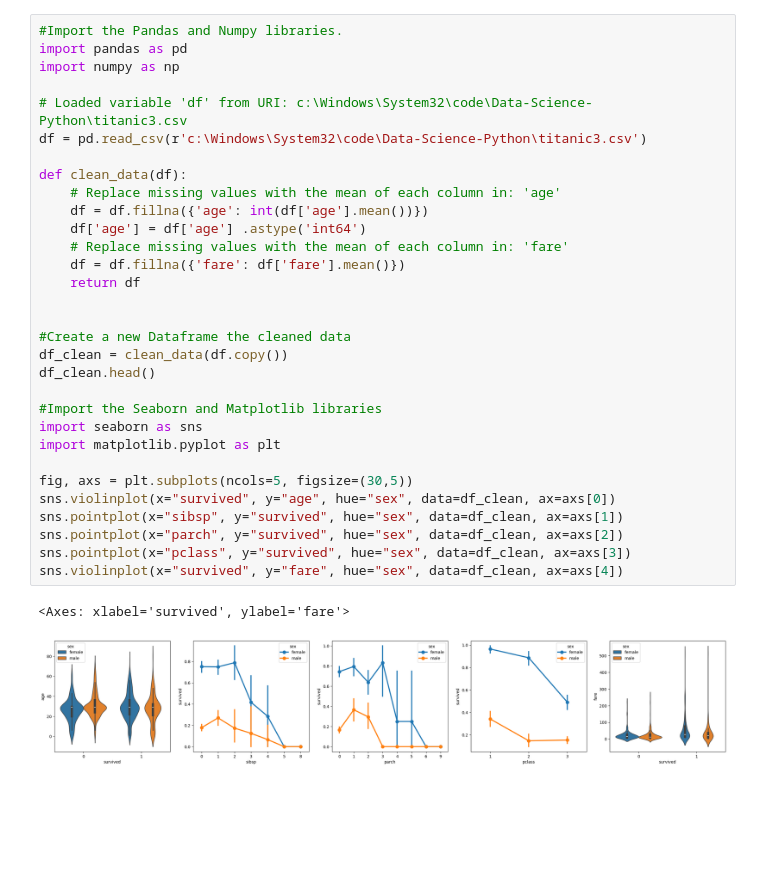
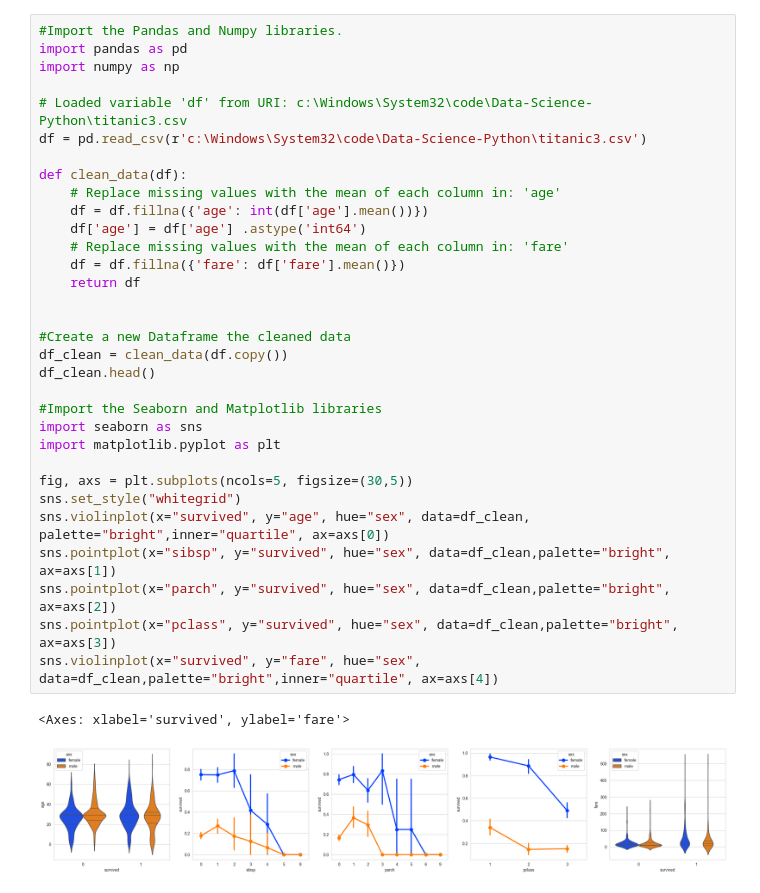
Before and after one commit to DrKiloDeltaPapa/Data-Science-Python, a Jupyter notebook: hello.ipynb, the cells around one changed output. Saved outputs shown, nothing was run; the diff lists cells and outputs as text; blank space fills up the shorter version.

```diff
--- a/hello.ipynb
+++ b/hello.ipynb
@@ -1,34 +1,35 @@
 # %%
 #Import the Pandas and Numpy libraries.
 import pandas as pd
 import numpy as np
 
 # Loaded variable 'df' from URI: c:\Windows\System32\code\Data-Science-Python\titanic3.csv
 df = pd.read_csv(r'c:\Windows\System32\code\Data-Science-Python\titanic3.csv')
 
 def clean_data(df):
     # Replace missing values with the mean of each column in: 'age'
     df = df.fillna({'age': int(df['age'].mean())})
     df['age'] = df['age'] .astype('int64')
     # Replace missing values with the mean of each column in: 'fare'
     df = df.fillna({'fare': df['fare'].mean()})
     return df
 
 
 #Create a new Dataframe the cleaned data
 df_clean = clean_data(df.copy())
 df_clean.head()
 
 #Import the Seaborn and Matplotlib libraries
 import seaborn as sns
 import matplotlib.pyplot as plt
 
 fig, axs = plt.subplots(ncols=5, figsize=(30,5))
-sns.violinplot(x="survived", y="age", hue="sex", data=df_clean, ax=axs[0])
-sns.pointplot(x="sibsp", y="survived", hue="sex", data=df_clean, ax=axs[1])
-sns.pointplot(x="parch", y="survived", hue="sex", data=df_clean, ax=axs[2])
-sns.pointplot(x="pclass", y="survived", hue="sex", data=df_clean, ax=axs[3])
-sns.violinplot(x="survived", y="fare", hue="sex", data=df_clean, ax=axs[4])
+sns.set_style("whitegrid")
+sns.violinplot(x="survived", y="age", hue="sex", data=df_clean, palette="bright",inner="quartile", ax=axs[0])
+sns.pointplot(x="sibsp", y="survived", hue="sex", data=df_clean,palette="bright", ax=axs[1])
+sns.pointplot(x="parch", y="survived", hue="sex", data=df_clean,palette="bright", ax=axs[2])
+sns.pointplot(x="pclass", y="survived", hue="sex", data=df_clean,palette="bright", ax=axs[3])
+sns.violinplot(x="survived", y="fare", hue="sex", data=df_clean,palette="bright",inner="quartile", ax=axs[4])
 # %% [output]
 <Axes: xlabel='survived', ylabel='fare'>
-[figure, old version]
+[figure, new version]
```
Also changed, not shown: 1 other file.
